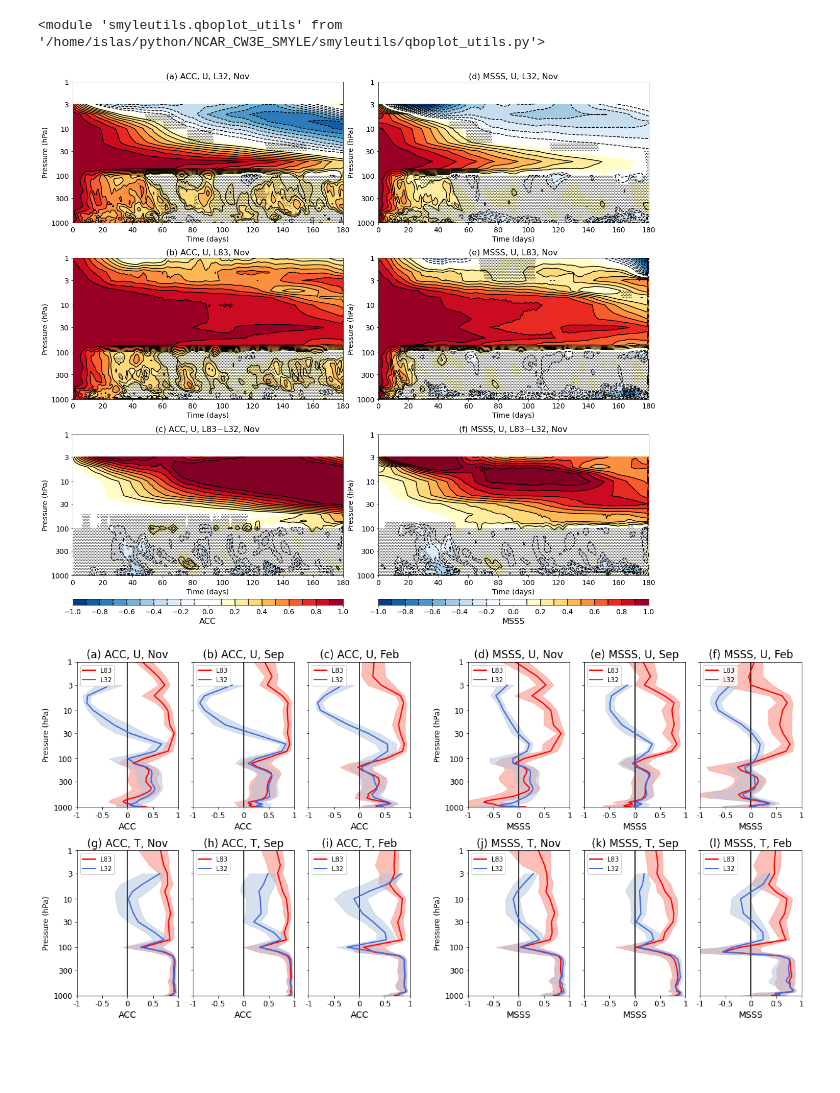
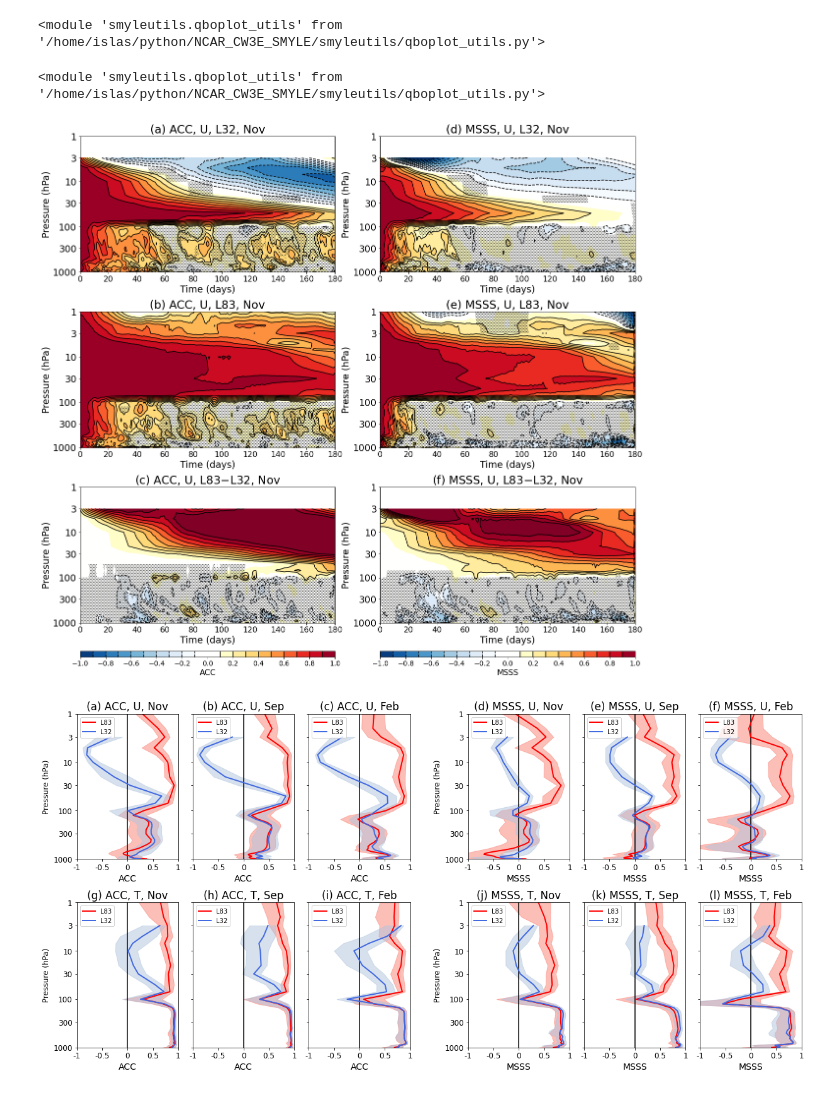
Before and after one commit to islasimpson/NCAR_CW3E_SMYLE, a Jupyter notebook: FIGURES/fig1_2.ipynb, the cells around one changed output. Drawn from its saved outputs; the diff is of its cells as text; code cells hidden in the pictures; blank space fills up the shorter version.

Commit message:
adding script for figures 1 and 2

```diff
--- a/FIGURES/fig1_2.ipynb
+++ b/FIGURES/fig1_2.ipynb
@@ -329,7 +329,7 @@ acc_low_feb_2mon_tzm = xr.corr(era5_feb_tzm_tr_2mon, low_feb_tzm_tr_2mon, dim='i
 # %% [markdown]
 ### Read in bootstrapped confidence intervals (calculated at ./DATA_SORT/SIGNIF/fig1/output_signif_fig1_timepre.py
 # %%
-basepath_signif="/project/cas/islas/python_savs/NCAR_CW3E_SMYLE/DATA_SORT/SIGNIF/fig1/"
+basepath_signif="/project/cas/islas/python_savs/NCAR_CW3E_SMYLE/DATA_SORT/SIGNIF/fig1_2/"
 signifdat_nov = xr.open_dataset(basepath_signif+"ci_pretime_initmon11.nc")
 signifdat_sep = xr.open_dataset(basepath_signif+"ci_pretime_initmon09.nc")
 signifdat_feb = xr.open_dataset(basepath_signif+"ci_pretime_initmon02.nc")
@@ -379,49 +379,56 @@ import importlib
 importlib.reload(qbo)
 # %% [output]
 <module 'smyleutils.qboplot_utils' from '/home/islas/python/NCAR_CW3E_SMYLE/smyleutils/qboplot_utils.py'>
+# %%
+import importlib
+importlib.reload(qbo)
+# %% [output]
+<module 'smyleutils.qboplot_utils' from '/home/islas/python/NCAR_CW3E_SMYLE/smyleutils/qboplot_utils.py'>
 # %%
 fig = plt.figure(figsize=(16,16))
+
+fsize=19
 
 signifdat = xr.DataArray(np.ones([signifdat_nov.time.size,signifdat_nov.level.size]),
                          coords=[signifdat_nov.time, signifdat_nov.level], dims=['time','level'])
 
 signifdatplot = signifdat.where( ~((signifdat_nov.min95_low_cor > 0) | (signifdat_nov.max95_low_cor < 0)), nan)
 signifdatplot = signifdatplot.where(~np.isnan(acc_low_nov_uzm), nan)
 ax = qbo.plot_lev_time(fig, acc_low_nov_uzm, np.arange(0,acc_low_nov_uzm.time.size,1), acc_low_nov_uzm.level, 0.1,-1,1,'(a) ACC, U, L32, Nov',
-                       0.02,0.48,0.73,0.97,plevvar='level', contourlines=True, contourlinescale=1, signifdat=signifdatplot, stipplesignif=True)
+                       0.02,0.47,0.73,0.97,plevvar='level', contourlines=True, contourlinescale=1, signifdat=signifdatplot, stipplesignif=True, fsize=fsize)
 
 signifdatplot = signifdat.where( ~((signifdat_nov.min95_high_cor > 0) | (signifdat_nov.max95_high_cor < 0)), nan)
 ax = qbo.plot_lev_time(fig, acc_high_nov_uzm, np.arange(0,acc_high_nov_uzm.time.size,1), acc_high_nov_uzm.level, 0.1,-1,1,'(b) ACC, U, L83, Nov',
-                       0.02,0.48,0.43,0.67,plevvar='level', contourlines=True, contourlinescale=1, signifdat = signifdatplot, stipplesignif=True)
+                       0.02,0.47,0.42,0.66,plevvar='level', contourlines=True, contourlinescale=1, signifdat = signifdatplot, stipplesignif=True, fsize=fsize)
 
 signifdatplot = signifdat.where( ~((signifdat_nov.min95_dif_cor > 0) | (signifdat_nov.max95_dif_cor < 0)), nan)
 signifdatplot = signifdatplot.where(~np.isnan(acc_low_nov_uzm), nan)
 ax = qbo.plot_lev_time(fig, acc_high_nov_uzm - acc_low_nov_uzm, np.arange(0,acc_high_nov_uzm.time.size,1), acc_high_nov_uzm.level, 0.1,-1,1,'(c) ACC, U, L83$-$L32, Nov',
-                       0.02,0.48,0.13,0.37,plevvar='level', contourlines=True, contourlinescale=1, signifdat = signifdatplot, stipplesignif=True)
+                       0.02,0.47,0.11,0.35,plevvar='level', contourlines=True, contourlinescale=1, signifdat = signifdatplot, stipplesignif=True, fsize=fsize)
 
-ax = cbars.plotcolorbar(fig, 0.1,-1,1,'ACC',0.02,0.48,0.08,0.09,orient='horizontal',
+ax = cbars.plotcolorbar(fig, 0.1,-1,1,'ACC',0.02,0.47,0.05,0.06,orient='horizontal',
                         ticks=[-1,-0.8,-0.6,-0.4,-0.2,0,0.2,0.4,0.6,0.8,1], contourlines=True)
 
 signifdatplot = signifdat.where( ~((signifdat_nov.min95_low_msss > 0) | (signifdat_nov.max95_low_msss < 0)), nan)
 signifdatplot = signifdatplot.where(~np.isnan(acc_low_nov_uzm), nan)
 ax = qbo.plot_lev_time(fig, msss_low_nov_uzm, np.arange(0,msss_low_nov_uzm.time.size,1), msss_low_nov_uzm.level,0.1,-1,1,'(d) MSSS, U, L32, Nov',
-                       0.54,1.0,0.73,0.97,plevvar='level', contourlines=True, contourlinescale=1, signifdat = signifdatplot, stipplesignif=True)
+                       0.55,1.0,0.73,0.97,plevvar='level', contourlines=True, contourlinescale=1, signifdat = signifdatplot, stipplesignif=True, fsize=fsize)
 
 signifdatplot = signifdat.where( ~((signifdat_nov.min95_high_msss > 0) | (signifdat_nov.max95_high_msss < 0)), nan)
 ax = qbo.plot_lev_time(fig, msss_high_nov_uzm, np.arange(0,msss_high_nov_uzm.time.size,1), msss_high_nov_uzm.level,0.1,-1,1,'(e) MSSS, U, L83, Nov',
-                       0.54,1.0,0.43,0.67,plevvar='level', contourlines=True, contourlinescale=1, signifdat=signifdatplot, stipplesignif=True)
+                       0.55,1.0,0.42,0.66,plevvar='level', contourlines=True, contourlinescale=1, signifdat=signifdatplot, stipplesignif=True, fsize=fsize)
 
 signifdatplot = signifdat.where( ~((signifdat_nov.min95_dif_msss > 0) | (signifdat_nov.max95_dif_msss < 0)), nan)
 signifdatplot = signifdatplot.where(~np.isnan(acc_low_nov_uzm), nan)
 ax = qbo.plot_lev_time(fig, msss_high_nov_uzm - msss_low_nov_uzm, np.arange(0,msss_low_nov_uzm.time.size,1),msss_high_nov_uzm.level,0.1,-1,1,'(f) MSSS, U, L83$-$L32, Nov',
-                       0.54,1.0,0.13,0.37,plevvar='level', contourlines=True, contourlinescale=1, signifdat=signifdatplot, stipplesignif=True)
+                       0.55,1.0,0.11,0.35,plevvar='level', contourlines=True, contourlinescale=1, signifdat=signifdatplot, stipplesignif=True, fsize=fsize)
 
-ax = cbars.plotcolorbar(fig, 0.1,-1,1,'MSSS',0.54,1.,0.08,0.09,orient='horizontal',
+ax = cbars.plotcolorbar(fig, 0.1,-1,1,'MSSS',0.55,1.,0.05,0.06,orient='horizontal',
                         ticks=[-1,-0.8,-0.6,-0.4,-0.2,0,0.2,0.4,0.6,0.8,1], contourlines=True)
 
 fig.savefig(plotpath+'fig1.png', bbox_inches='tight', facecolor='white')
 # %% [output]
-[figure, old version]
+[figure, new version]
 # %%
 fig = plt.figure(figsize=(16,16))
 
```
Also changed, not shown: parts of 3 cells of this notebook.
